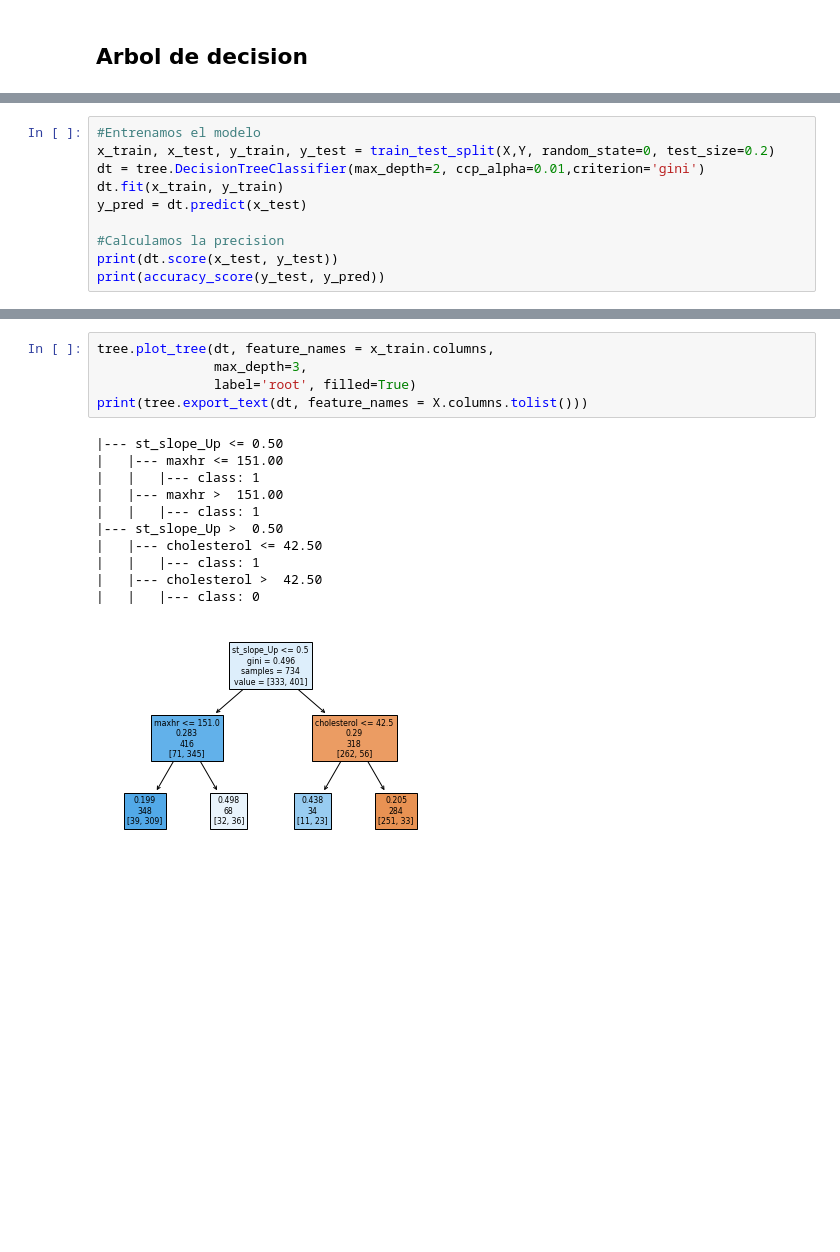
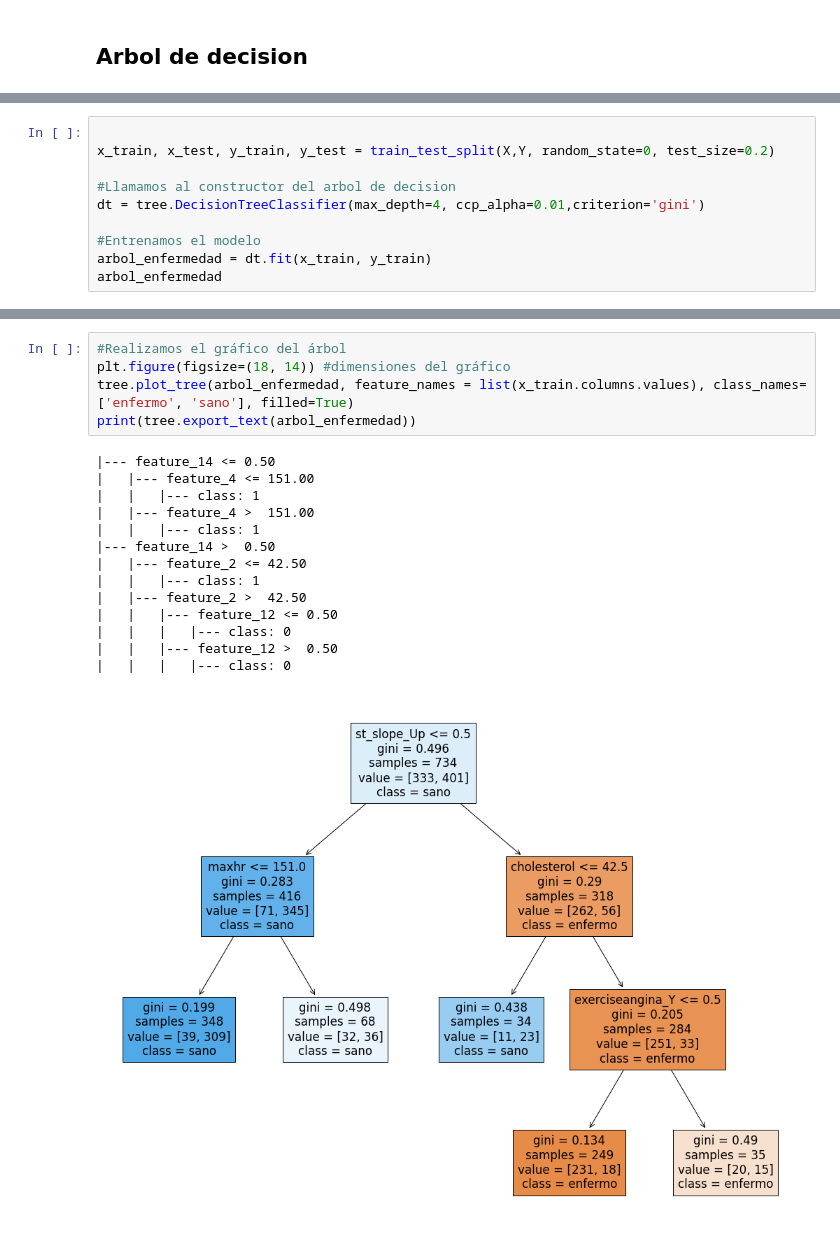
Before and after one commit to AgusDelga2/Heart-Failure-Poyect, a Jupyter notebook: Insuficiencia_cardiaca_proyeto_ISPC.ipynb, the cells around one changed output, grey strips where cells are left out. Drawn from its saved outputs; the diff is of its cells as text; blank space fills up the shorter version.

Commit message:
Completamos los parámetros del gráfico del árbol, calculamos la probabilidad, relizamos la predicción

```diff
--- a/Insuficiencia_cardiaca_proyeto_ISPC.ipynb
+++ b/Insuficiencia_cardiaca_proyeto_ISPC.ipynb
@@ -169,11 +188,11 @@ Y = df_dummies.heartdisease
 # %%
+
+x_train, x_test, y_train, y_test = train_test_split(X,Y, random_state=0, test_size=0.2)
+
+#Llamamos al constructor del arbol de decision
+dt = tree.DecisionTreeClassifier(max_depth=4, ccp_alpha=0.01,criterion='gini')
+
 #Entrenamos el modelo
-x_train, x_test, y_train, y_test = train_test_split(X,Y, random_state=0, test_size=0.2)
-dt = tree.DecisionTreeClassifier(max_depth=2, ccp_alpha=0.01,criterion='gini')
-dt.fit(x_train, y_train)
-y_pred = dt.predict(x_test)
-
-#Calculamos la precision
-print(dt.score(x_test, y_test))
-print(accuracy_score(y_test, y_pred))
+arbol_enfermedad = dt.fit(x_train, y_train)
+arbol_enfermedad
 # %% [output]
@@ -182,17 +222,20 @@ print(accuracy_score(y_test, y_pred))
 # %%
-tree.plot_tree(dt, feature_names = x_train.columns,
-               max_depth=3,
-               label='root', filled=True)
-print(tree.export_text(dt, feature_names = X.columns.tolist()))
+#Realizamos el gráfico del árbol
+plt.figure(figsize=(18, 14)) #dimensiones del gráfico
+tree.plot_tree(arbol_enfermedad, feature_names = list(x_train.columns.values), class_names= ['enfermo', 'sano'], filled=True)
+print(tree.export_text(arbol_enfermedad))
 # %% [output]
-|--- st_slope_Up <= 0.50
-|   |--- maxhr <= 151.00
+|--- feature_14 <= 0.50
+|   |--- feature_4 <= 151.00
 |   |   |--- class: 1
-|   |--- maxhr >  151.00
+|   |--- feature_4 >  151.00
 |   |   |--- class: 1
-|--- st_slope_Up >  0.50
-|   |--- cholesterol <= 42.50
+|--- feature_14 >  0.50
+|   |--- feature_2 <= 42.50
 |   |   |--- class: 1
-|   |--- cholesterol >  42.50
-|   |   |--- class: 0
+|   |--- feature_2 >  42.50
+|   |   |--- feature_12 <= 0.50
+|   |   |   |--- class: 0
+|   |   |--- feature_12 >  0.50
+|   |   |   |--- class: 0
-[figure, old version]
+[figure, new version]
```
Also changed, not shown: parts of 12 cells of this notebook.
